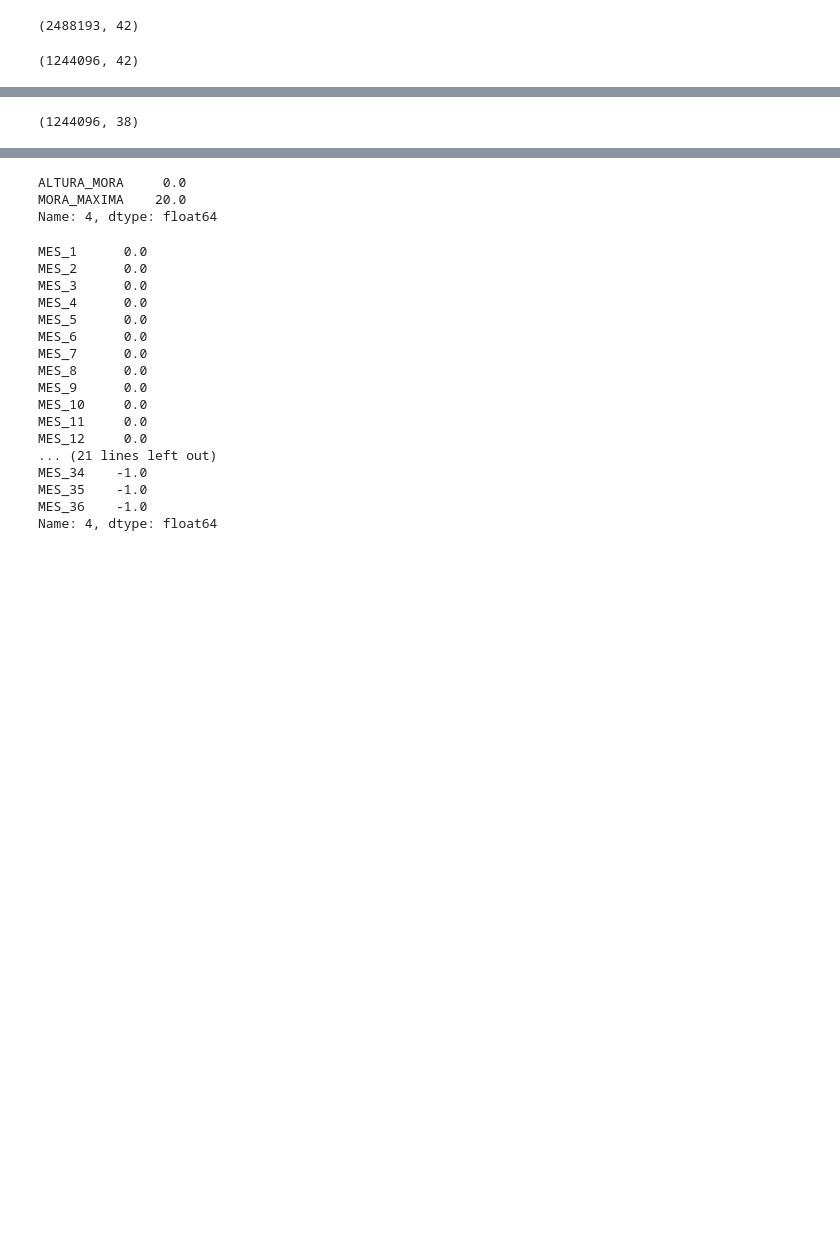
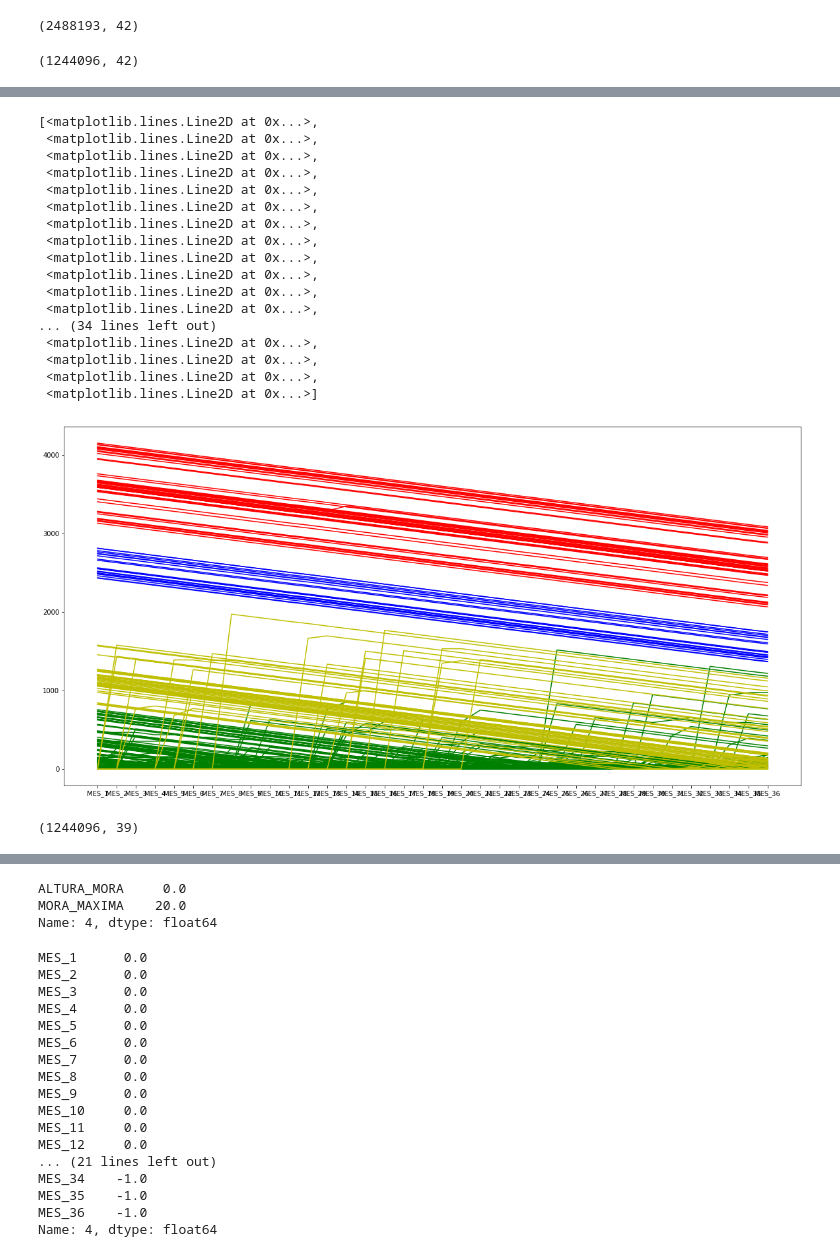
Before and after one commit to luisantonioig/financial_behavior, a Jupyter notebook: Financial Behavior.ipynb, the cells around one changed output, grey strips where cells are left out. Saved outputs shown, nothing was run; the diff lists cells and outputs as text; code cells hidden in the pictures; blank space fills up the shorter version.

```diff
--- a/Financial Behavior.ipynb
+++ b/Financial Behavior.ipynb
@@ -18,3 +18,6 @@ data = data.drop(["PROV_CUENTA"], axis = 1)
 data = data.drop("PROV_TIPO_DOCUMENTO", axis = 1)
 data = data.drop("PROV_NUM_DOCUMENTO",axis = 1)
 data = data.drop("PROV_FEC_APER",axis = 1)
+# %%
+from sklearn.cluster import KMeans
+kmeans = KMeans(n_clusters=4, random_state=0).fit(data.iloc[:,2:])
@@ -20,0 +44,4 @@ data = data.drop("PROV_FEC_APER",axis = 1)
+# %%
+result = kmeans.predict(data.iloc[:,2:])
+# %%
+data["resultado"] = result
@@ -21,4 +69,31 @@ data = data.drop("PROV_FEC_APER",axis = 1)
+# %%
+plt.figure(figsize=(20,10))
+plt.plot(data.iloc[2000:5000,2:38][(data.iloc[:,38] == 0)].T, color="g")
+plt.plot(data.iloc[2000:5000,2:38][(data.iloc[:,38] == 1)].T, color="b")
+plt.plot(data.iloc[2000:5000,2:38][(data.iloc[:,38] == 2)].T, color="y")
+plt.plot(data.iloc[2000:5000,2:38][(data.iloc[:,38] == 3)].T, color="r")
+# d1 = data.iloc[2000:5000,2:38][(data.iloc[:,38] == 1)].T.plot(figsize=(20,10), color='r').get_legend().remove()
+# data.iloc[2000:5000,2:38][(data.iloc[:,38] == 1)].T.plot(figsize=(20,10), color='r').get_legend().remove()
+# %% [output]
+[<matplotlib.lines.Line2D at 0x...>,
+ <matplotlib.lines.Line2D at 0x...>,
+ <matplotlib.lines.Line2D at 0x...>,
+ <matplotlib.lines.Line2D at 0x...>,
+ <matplotlib.lines.Line2D at 0x...>,
+ <matplotlib.lines.Line2D at 0x...>,
+ <matplotlib.lines.Line2D at 0x...>,
+ <matplotlib.lines.Line2D at 0x...>,
+ <matplotlib.lines.Line2D at 0x...>,
+ <matplotlib.lines.Line2D at 0x...>,
+ <matplotlib.lines.Line2D at 0x...>,
+ <matplotlib.lines.Line2D at 0x...>,
+... (34 lines left out)
+ <matplotlib.lines.Line2D at 0x...>,
+ <matplotlib.lines.Line2D at 0x...>,
+ <matplotlib.lines.Line2D at 0x...>,
+ <matplotlib.lines.Line2D at 0x...>]
+[figure, added]
 # %%
 data.shape
 # %% [output]
-(1244096, 38)
+(1244096, 39)
```
Also changed, not shown: parts of 13 cells of this notebook.
